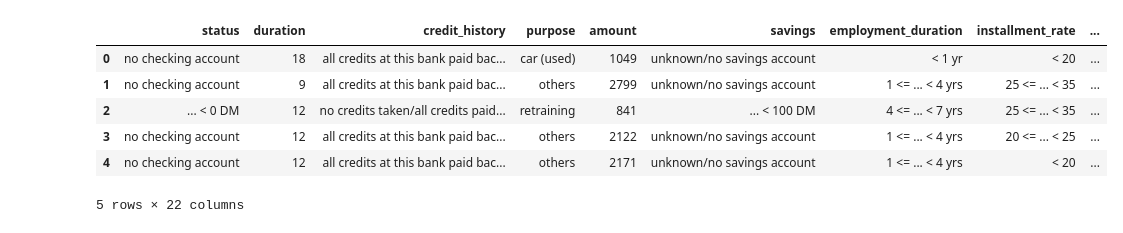
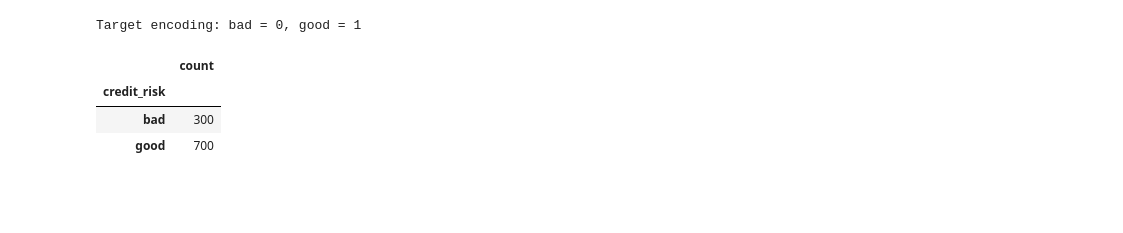
Before and after one commit to Piro-D/CreditRiskClassificationProject, a Jupyter notebook: notebooks/data_transformation.ipynb, the cells around one changed output. Drawn from its saved outputs; the diff is of its cells as text; code cells hidden in the pictures; blank space fills up the shorter version.

```diff
--- a/notebooks/data_transformation.ipynb
+++ b/notebooks/data_transformation.ipynb
@@ -21,13 +28,10 @@ from imblearn.over_sampling import SMOTE
 
 RANDOM_STATE = 42
 # %%
-raw_folder = Path('Dataset/raw')
-if not raw_folder.exists():
-    raw_folder = Path('../Dataset/raw')
+processed_folder = Path('../Dataset/processed')
+df = pd.read_csv(processed_folder / 'preprocessed.csv')
 
-df = pd.read_csv(raw_folder / 'SouthGermanCredit.asc', sep=r'\s+')
 print('Shape:', df.shape)
-print('Total nulls:', df.isna().sum().sum())
-print('Duplicate rows:', df.duplicated().sum())
+display(df.head())
 # %% [output]
 Shape: (1000, 21)
@@ -113,37 +60,16 @@ category_mappings = {'status': {1: 'no checking account',
 # %%
-numerical_features = ['duration', 'amount', 'age']
+df[target] = df[target].map({'bad': 0, 'good': 1}).astype(int)
 
-nominal_features = [
-    'status', 'credit_history', 'purpose', 'savings', 'personal_status_sex',
-    'other_debtors', 'other_installment_plans', 'housing', 'people_liable',
-    'telephone', 'foreign_worker'
-]
+target_counts = df[target].value_counts().sort_index()
+target_counts = target_counts.rename({0: 'bad', 1: 'good'})
 
-ordinal_features = [
-    'employment_duration', 'installment_rate', 'present_residence',
-    'property', 'number_credits', 'job'
-]
-
-# Readable copy: replace each category code with its meaning.
-eda_df = df.copy()
-for column, mapping in category_mappings.items():
-    eda_df[column] = pd.Categorical(df[column].map(mapping),
-                                    categories=list(mapping.values()))
-
-# 1 if the applicant is a bad credit risk, 0 otherwise (the mean of this is the bad rate).
-eda_df['is_bad'] = (df['credit_risk'] == 0).astype(int)
-
-bad_color = 'tab:red'
-good_color = 'tab:blue'
-
-display(eda_df.head())
+print('Target encoding: bad = 0, good = 1')
+display(target_counts.to_frame('count'))
 # %% [output]
+Target encoding: bad = 0, good = 1
-|  | status | duration | credit_history | purpose | amount | savings | employment_duration | installment_rate | ... |
-| 0 | no checking account | 18 | all credits at this bank paid bac... | car (used) | 1049 | unknown/no savings account | < 1 yr | < 20 | ... |
-| 1 | no checking account | 9 | all credits at this bank paid bac... | others | 2799 | unknown/no savings account | 1 <= ... < 4 yrs | 25 <= ... < 35 | ... |
-| 2 | ... < 0 DM | 12 | no credits taken/all credits paid... | retraining | 841 | ... < 100 DM | 4 <= ... < 7 yrs | 25 <= ... < 35 | ... |
-| 3 | no checking account | 12 | all credits at this bank paid bac... | others | 2122 | unknown/no savings account | 1 <= ... < 4 yrs | 20 <= ... < 25 | ... |
-| 4 | no checking account | 12 | all credits at this bank paid bac... | others | 2171 | unknown/no savings account | 1 <= ... < 4 yrs | < 20 | ... |
+|  | count |
+| credit_risk |  |
+| bad | 300 |
+| good | 700 |
-5 rows × 22 columns
 # %% [markdown]
 ### 2. Feature Engineering
```
Also changed, not shown: parts of 24 cells of this notebook, 12 other files.
